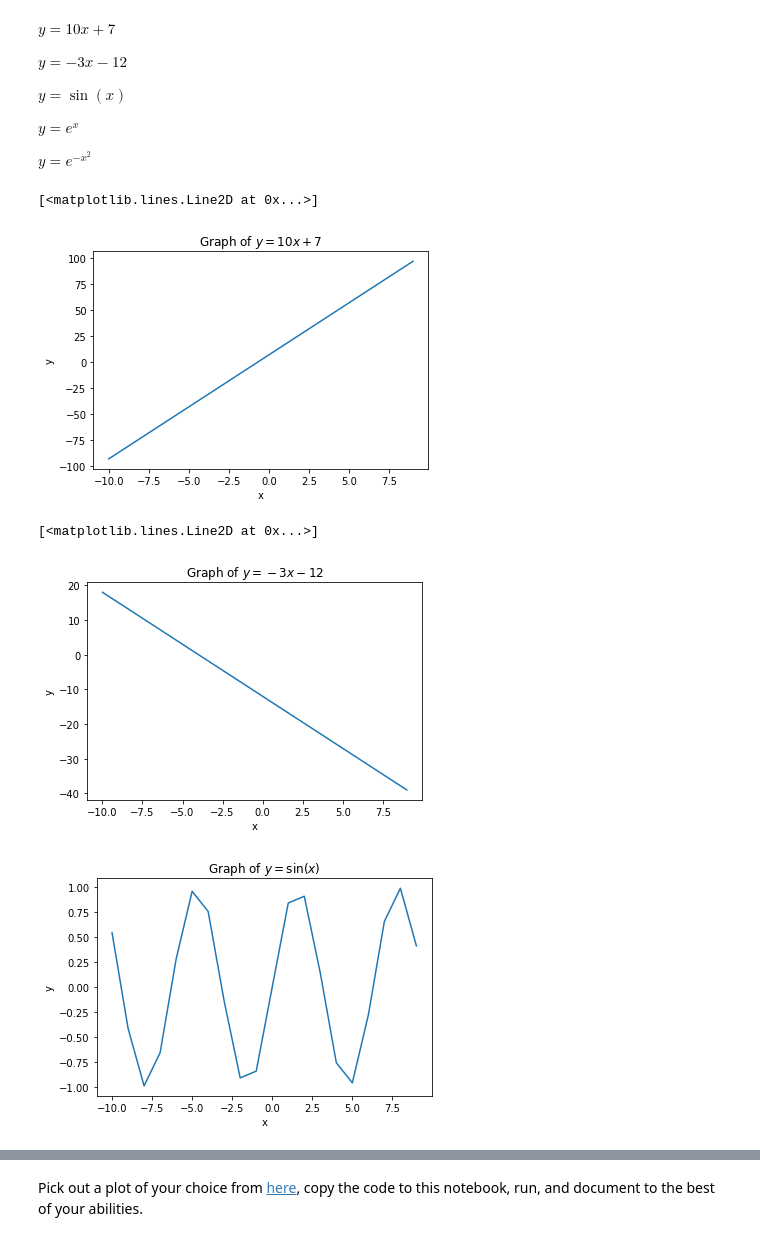
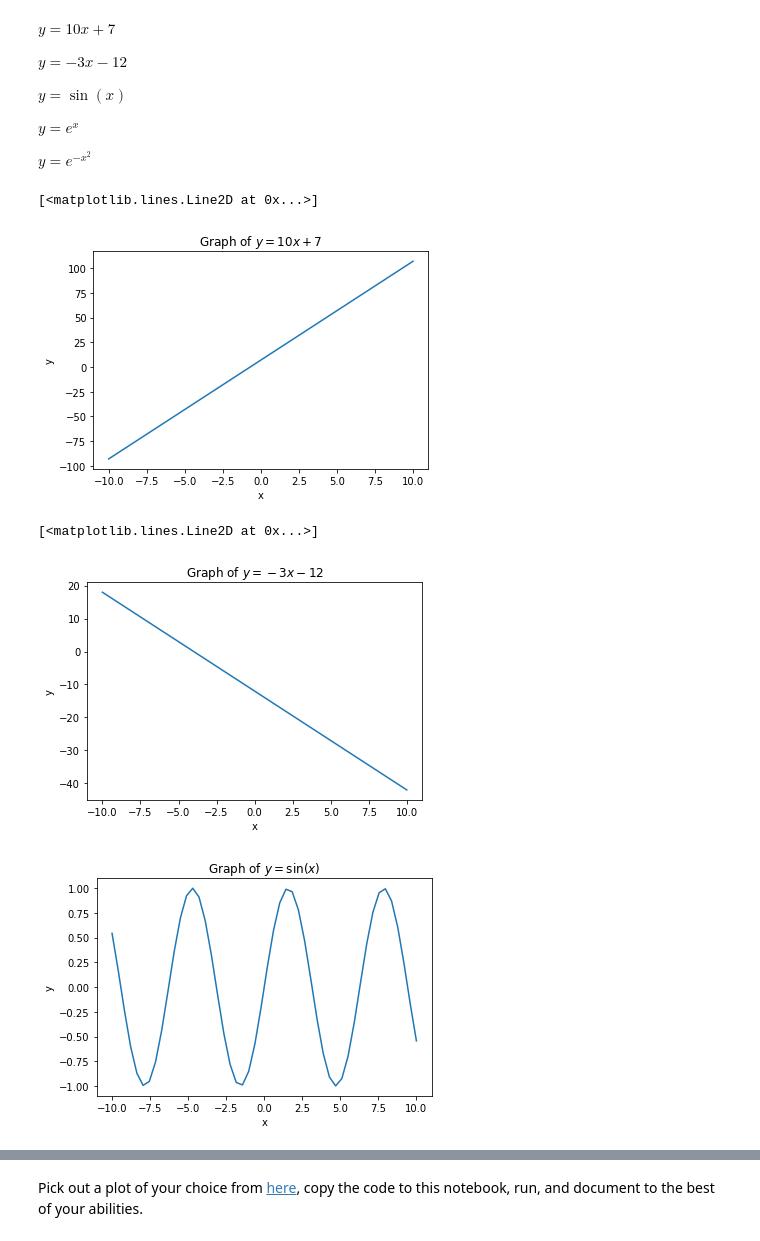
Before and after one commit to maefl0wer/Statistics2022, a Jupyter notebook: MaeBloom_lab1.ipynb, the cells around one changed output, grey strips where cells are left out. Saved outputs shown, nothing was run; the diff lists cells and outputs as text; code cells hidden in the pictures.

Commit message:
Final Copy of Lab 1 with Exercises and Updated Arange to Linspace

```diff
--- a/MaeBloom_lab1.ipynb
+++ b/MaeBloom_lab1.ipynb
@@ -526,7 +526,7 @@ $y=e^{-x^2}$
 import matplotlib.pyplot as plt
 import numpy as np
 
-x = np.arange(-10, 10)
+x = np.linspace(-10, 10)
 
 y = 10 * x + 7
 
@@ -537,13 +537,13 @@ plt.ylabel("y");
 plt.plot(x,y)
 # %% [output]
 [<matplotlib.lines.Line2D at 0x...>]
-[figure, old version]
+[figure, new version]
 # %%
 # y=−3x−12
 import matplotlib.pyplot as plt
 import numpy as np
 
-x = np.arange(-10, 10)
+x = np.linspace(-10, 10)
 
 y = -3 * x - 12
 
@@ -554,25 +554,25 @@ plt.ylabel("y");
 plt.plot(x,y)
 # %% [output]
 [<matplotlib.lines.Line2D at 0x...>]
-[figure, old version]
+[figure, new version]
 # %%
 # y=sin(x)
 import matplotlib.pyplot as plt
 import numpy as np
 
-x = np.arange(-10, 10)
+x = np.linspace(-10, 10)
 
 y = np.sin(x)
 
 plt.plot(x,y)
 
 plt.title("Graph of $y=\sin(x)$");
 plt.xlabel("x");
 plt.ylabel("y");
 
 plt.show()
 # %% [output]
-[figure, old version]
+[figure, new version]
 # %%
 #y=e^x
 
```
Also changed, not shown: parts of 2 cells of this notebook.
